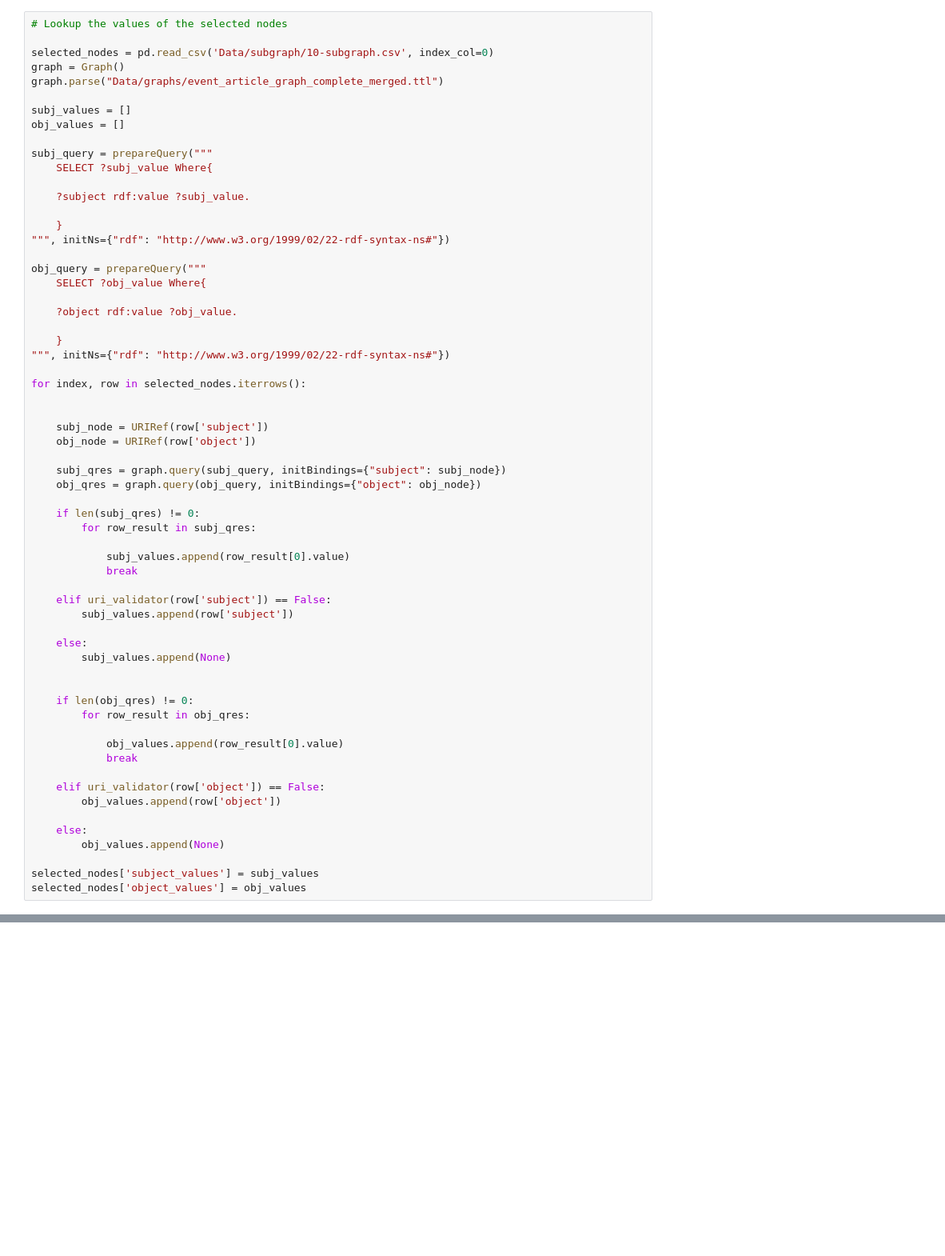
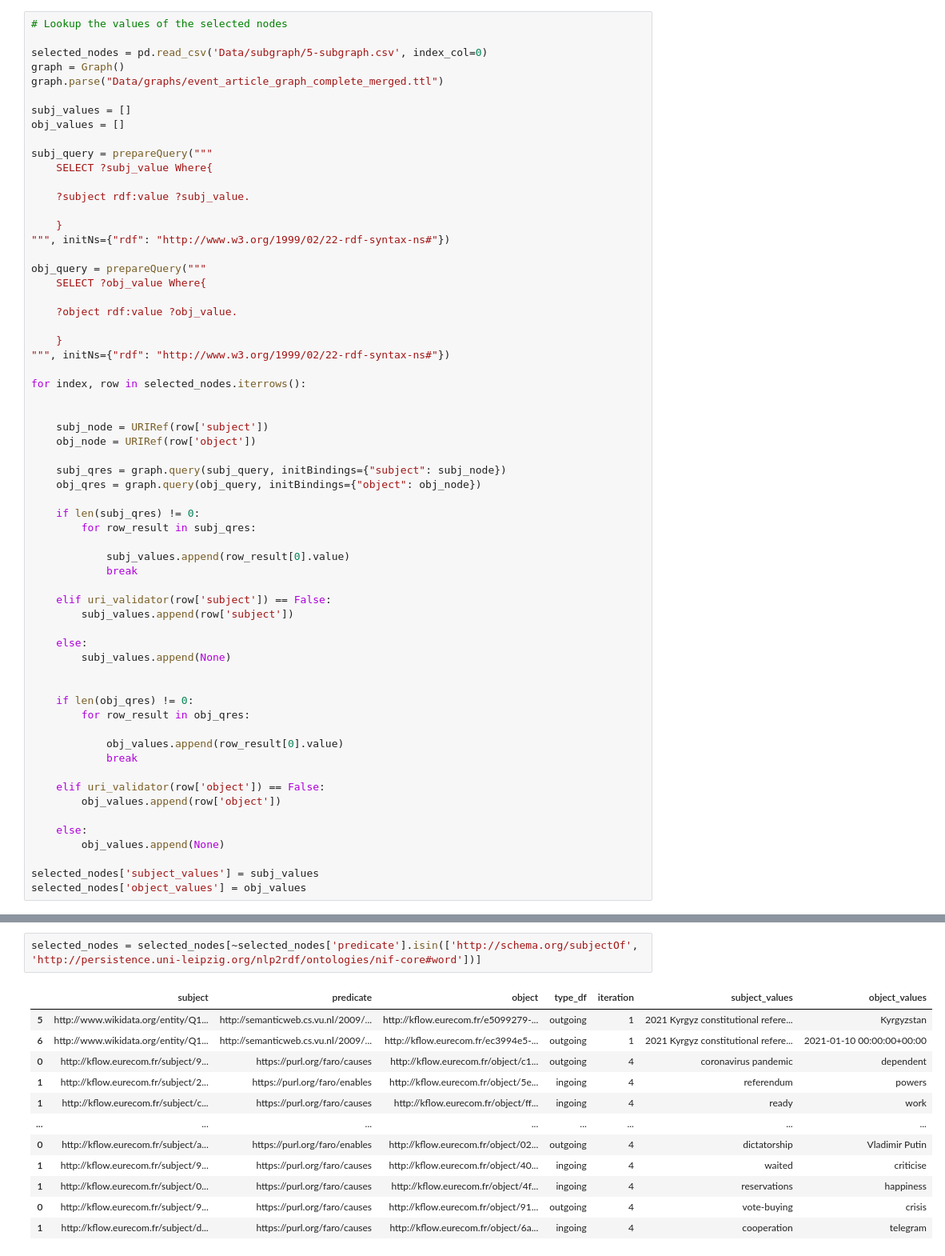
Before and after one commit to ANR-kFLOW/KG2Narrative, a Jupyter notebook: linking_predictions.ipynb, the cells around one changed output, grey strips where cells are left out. Shown at 80% size. Saved outputs shown, nothing was run; the diff lists cells and outputs as text; blank space fills up the shorter version.

```diff
--- a/linking_predictions.ipynb
+++ b/linking_predictions.ipynb
@@ -347,7 +329,7 @@ from resources import uri_validator
 # %%
 # Lookup the values of the selected nodes
 
-selected_nodes = pd.read_csv('Data/subgraph/10-subgraph.csv', index_col=0)
+selected_nodes = pd.read_csv('Data/subgraph/5-subgraph.csv', index_col=0)
 graph = Graph()
 graph.parse("Data/graphs/event_article_graph_complete_merged.ttl")
 
@@ -421,0 +391,15 @@ selected_nodes['object_values'] = obj_values
+# %%
+selected_nodes = selected_nodes[~selected_nodes['predicate'].isin(['http://schema.org/subjectOf', 'http://persistence.uni-leipzig.org/nlp2rdf/ontologies/nif-core#word'])]
+# %% [output]
+|  | subject | predicate | object | type_df | iteration | subject_values | object_values |
+| 5 | http://www.wikidata.org/entity/Q1... | http://semanticweb.cs.vu.nl/2009/... | http://kflow.eurecom.fr/e5099279-... | outgoing | 1 | 2021 Kyrgyz constitutional refere... | Kyrgyzstan |
+| 6 | http://www.wikidata.org/entity/Q1... | http://semanticweb.cs.vu.nl/2009/... | http://kflow.eurecom.fr/ec3994e5-... | outgoing | 1 | 2021 Kyrgyz constitutional refere... | 2021-01-10 00:00:00+00:00 |
+| 0 | http://kflow.eurecom.fr/subject/9... | https://purl.org/faro/causes | http://kflow.eurecom.fr/object/c1... | outgoing | 4 | coronavirus pandemic | dependent |
+| 1 | http://kflow.eurecom.fr/subject/2... | https://purl.org/faro/enables | http://kflow.eurecom.fr/object/5e... | ingoing | 4 | referendum | powers |
+| 1 | http://kflow.eurecom.fr/subject/c... | https://purl.org/faro/causes | http://kflow.eurecom.fr/object/ff... | ingoing | 4 | ready | work |
+| ... | ... | ... | ... | ... | ... | ... | ... |
+| 0 | http://kflow.eurecom.fr/subject/a... | https://purl.org/faro/enables | http://kflow.eurecom.fr/object/02... | outgoing | 4 | dictatorship | Vladimir Putin |
+| 1 | http://kflow.eurecom.fr/subject/9... | https://purl.org/faro/causes | http://kflow.eurecom.fr/object/40... | ingoing | 4 | waited | criticise |
+| 1 | http://kflow.eurecom.fr/subject/0... | https://purl.org/faro/causes | http://kflow.eurecom.fr/object/4f... | ingoing | 4 | reservations | happiness |
+| 0 | http://kflow.eurecom.fr/subject/9... | https://purl.org/faro/causes | http://kflow.eurecom.fr/object/91... | outgoing | 4 | vote-buying | crisis |
+| 1 | http://kflow.eurecom.fr/subject/d... | https://purl.org/faro/causes | http://kflow.eurecom.fr/object/6a... | ingoing | 4 | cooperation | telegram |
```
Also changed, not shown: parts of 8 cells of this notebook, 3 other files.
